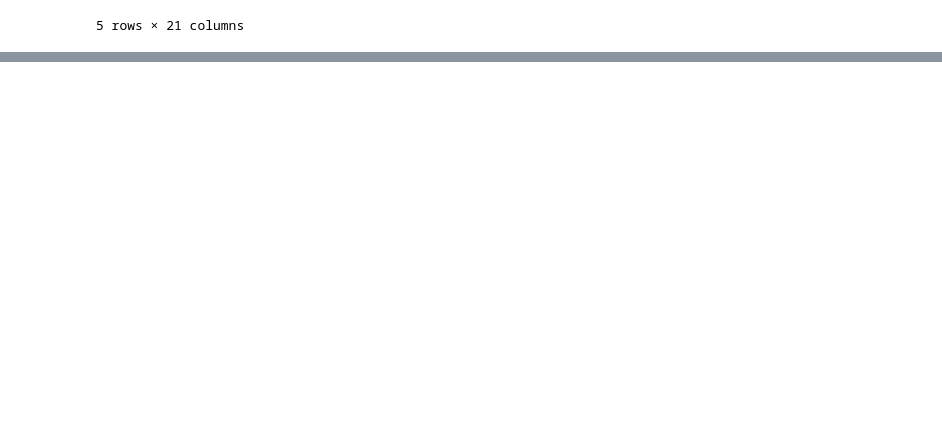
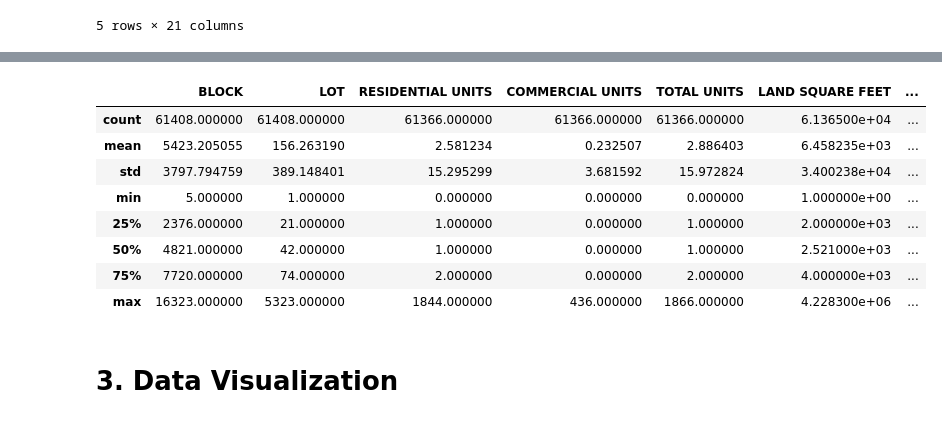
Before and after one commit to zhuoyingcai/NYC-Housing-Prices-Analysis, a Jupyter notebook: NYC_Housing_Prices_Analysis.ipynb, the cells around one changed output, grey strips where cells are left out. Cells and saved outputs as stored; diff of their text form; code cells hidden in the pictures; blank space fills up the shorter version.

```diff
--- a/NYC_Housing_Prices_Analysis.ipynb
+++ b/NYC_Housing_Prices_Analysis.ipynb
@@ -130,0 +201,16 @@ Index: []
+# %%
+df = df[(df['SALE PRICE'] > 100000)]
+# %%
+df.describe()
+# %% [output]
+|  | BLOCK | LOT | RESIDENTIAL UNITS | COMMERCIAL UNITS | TOTAL UNITS | LAND SQUARE FEET | ... |
+| count | 61408.000000 | 61408.000000 | 61366.000000 | 61366.000000 | 61366.000000 | 6.136500e+04 | ... |
+| mean | 5423.205055 | 156.263190 | 2.581234 | 0.232507 | 2.886403 | 6.458235e+03 | ... |
+| std | 3797.794759 | 389.148401 | 15.295299 | 3.681592 | 15.972824 | 3.400238e+04 | ... |
+| min | 5.000000 | 1.000000 | 0.000000 | 0.000000 | 0.000000 | 1.000000e+00 | ... |
+| 25% | 2376.000000 | 21.000000 | 1.000000 | 0.000000 | 1.000000 | 2.000000e+03 | ... |
+| 50% | 4821.000000 | 42.000000 | 1.000000 | 0.000000 | 1.000000 | 2.521000e+03 | ... |
+| 75% | 7720.000000 | 74.000000 | 2.000000 | 0.000000 | 2.000000 | 4.000000e+03 | ... |
+| max | 16323.000000 | 5323.000000 | 1844.000000 | 436.000000 | 1866.000000 | 4.228300e+06 | ... |
+# %% [markdown]
+# 3. Data Visualization
```
Also changed, not shown: parts of 11 cells of this notebook.
